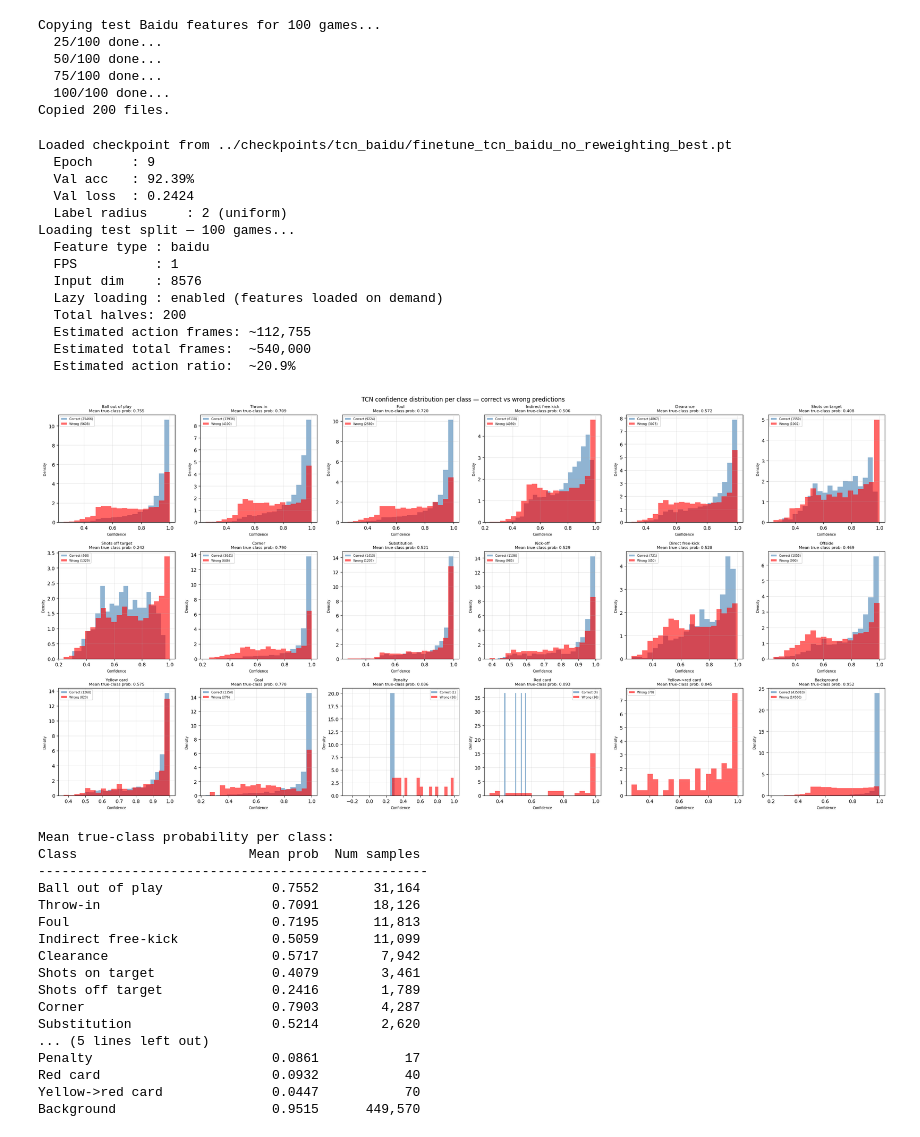
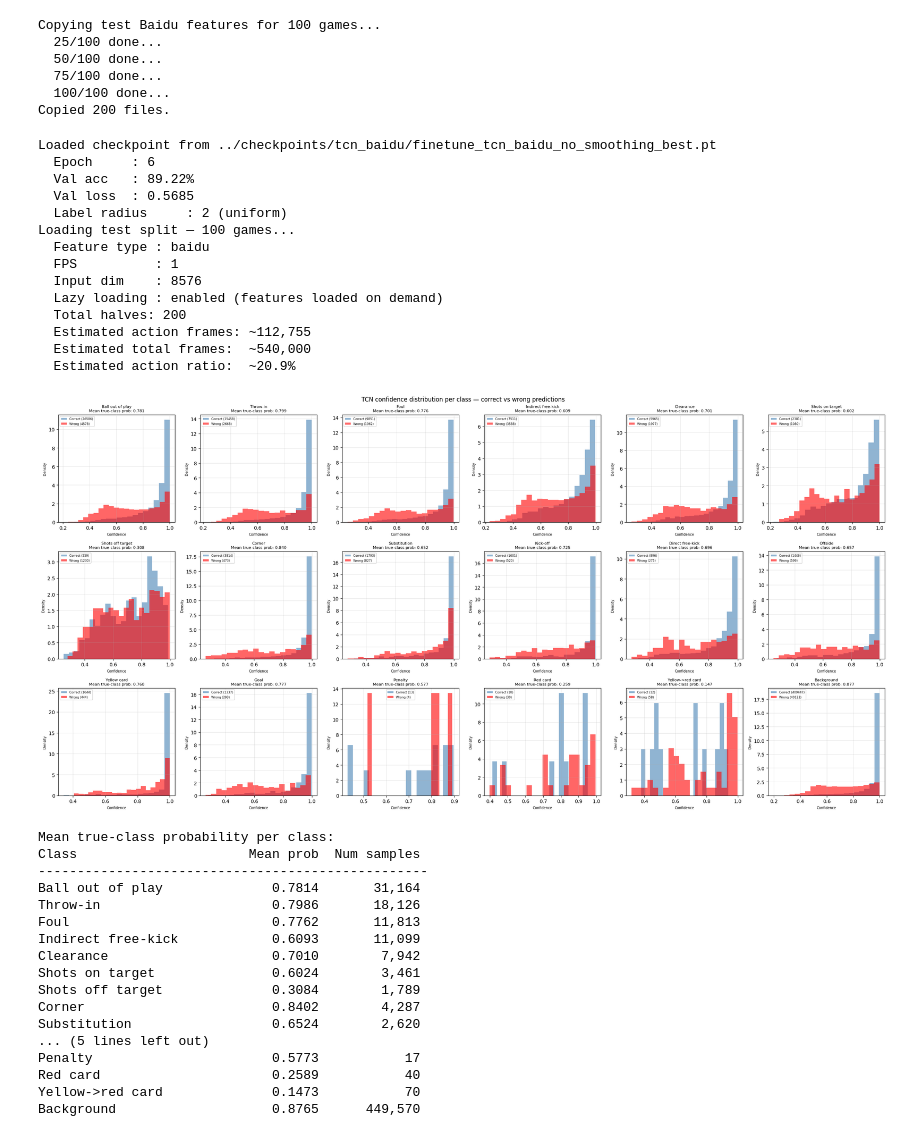
Before and after one commit to Mihai-Avr/soccernet-action-spotting, a Jupyter notebook: notebooks/exploration.ipynb, the cells around one changed output. Saved outputs shown, nothing was run; the diff lists cells and outputs as text; code cells hidden in the pictures.

Commit message:
Add final experiments results and demo

```diff
--- a/notebooks/exploration.ipynb
+++ b/notebooks/exploration.ipynb
@@ -1186,10 +1186,7 @@ model = SoccerNetTCN(
     use_input_norm=True
 )
 
-load_checkpoint(
-    "../checkpoints/tcn_baidu/finetune_tcn_baidu_no_reweighting_best.pt",
-    model, device=device
-)
+load_checkpoint("../checkpoints/tcn_baidu/finetune_tcn_baidu_no_smoothing_best.pt", model, device=device)
 model = model.to(device)
 model.eval()
 
@@ -1254,52 +1251,54 @@ for idx, cls_name in enumerate(class_names):
     ax.set_xlabel("Confidence", fontsize=7)
     ax.set_ylabel("Density", fontsize=7)
     ax.legend(fontsize=6)
     ax.grid(True, alpha=0.3)
 
 plt.suptitle("TCN confidence distribution per class — correct vs wrong predictions",
              fontsize=12)
 plt.tight_layout()
 plt.savefig("../results/figures/tcn_confidence_by_class_pretrained_no_reweighting.png",
             dpi=150, bbox_inches="tight")
 plt.show()
 
 print("\nMean true-class probability per class:")
 print(f"{'Class':<25} {'Mean prob':>10} {'Num samples':>12}")
 print("-" * 50)
 for cls_name in class_names:
     probs_list = class_max_probs[cls_name]
     if probs_list:
         print(f"{cls_name:<25} {np.mean(probs_list):>10.4f} {len(probs_list):>12,}")
+
+np.save("../results/confidences_reweight_no_smoothing.npy", {"correct": dict(class_confidences_correct), "wrong": dict(class_confidences_wrong)})
 # %% [output]
-Loaded checkpoint from ../checkpoints/tcn_baidu/finetune_tcn_baidu_no_reweighting_best.pt
-  Epoch     : 9
-  Val acc   : 92.39%
-  Val loss  : 0.2424
+Loaded checkpoint from ../checkpoints/tcn_baidu/finetune_tcn_baidu_no_smoothing_best.pt
+  Epoch     : 6
+  Val acc   : 89.22%
+  Val loss  : 0.5685
   Label radius     : 2 (uniform)
 Loading test split — 100 games...
   Feature type : baidu
   FPS          : 1
   Input dim    : 8576
   Lazy loading : enabled (features loaded on demand)
   Total halves: 200
   Estimated action frames: ~112,755
   Estimated total frames:  ~540,000
   Estimated action ratio:  ~20.9%
-[figure, old version]
+[figure, new version]
 Mean true-class probability per class:
 Class                      Mean prob  Num samples
 --------------------------------------------------
-Ball out of play              0.7552       31,164
-Throw-in                      0.7091       18,126
-Foul                          0.7195       11,813
-Indirect free-kick            0.5059       11,099
-Clearance                     0.5717        7,942
-Shots on target               0.4079        3,461
-Shots off target              0.2416        1,789
-Corner                        0.7903        4,287
-Substitution                  0.5214        2,620
+Ball out of play              0.7814       31,164
+Throw-in                      0.7986       18,126
+Foul                          0.7762       11,813
+Indirect free-kick            0.6093       11,099
+Clearance                     0.7010        7,942
+Shots on target               0.6024        3,461
+Shots off target              0.3084        1,789
+Corner                        0.8402        4,287
+Substitution                  0.6524        2,620
 ... (5 lines left out)
-Penalty                       0.0861           17
-Red card                      0.0932           40
-Yellow->red card              0.0447           70
-Background                    0.9515      449,570
+Penalty                       0.5773           17
+Red card                      0.2589           40
+Yellow->red card              0.1473           70
+Background                    0.8765      449,570
```
Also changed, not shown: parts of 7 cells of this notebook, 18 other files.
